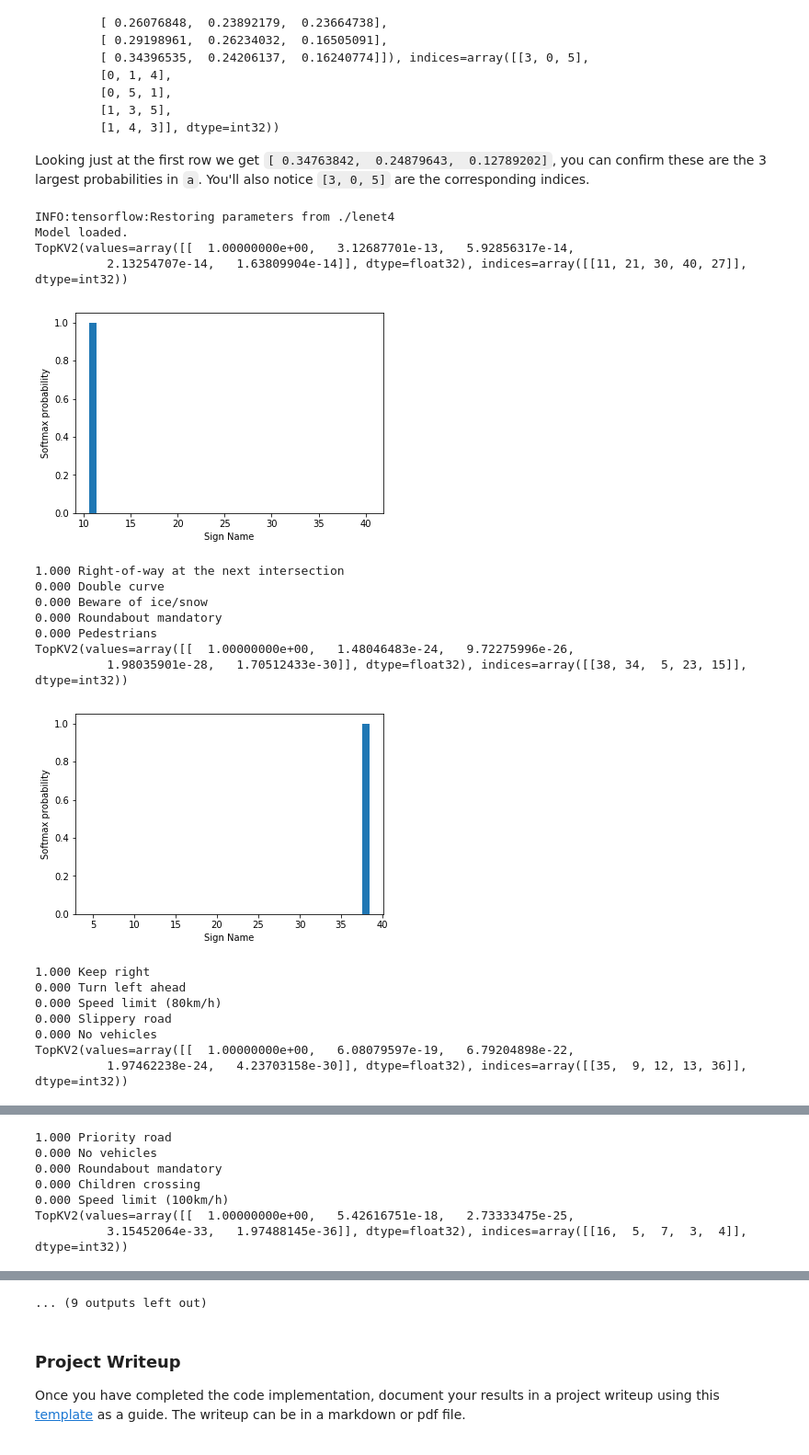
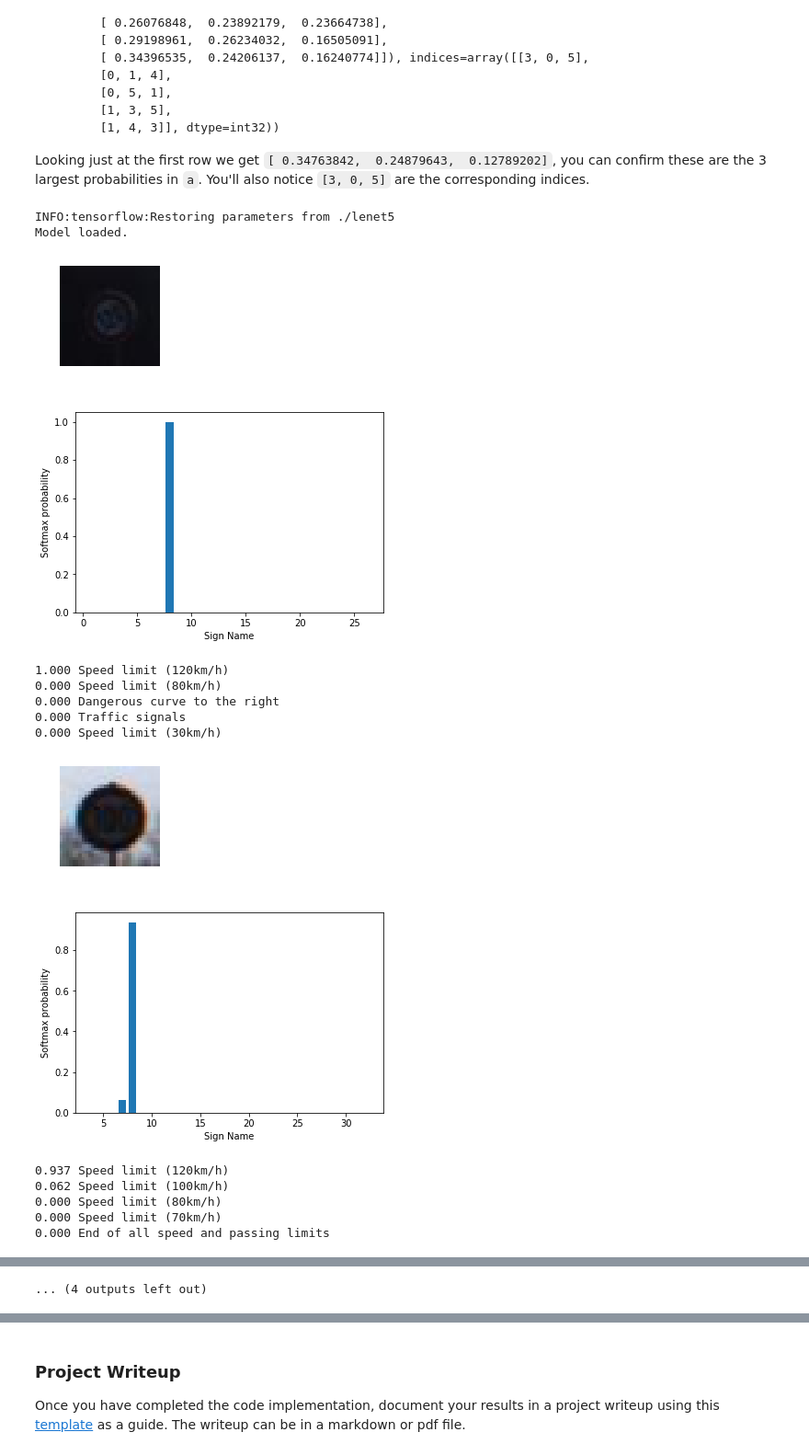
Before and after one commit to ClarenceXu/CarND-Traffic-Sign-Classifier-Project, a Jupyter notebook: Traffic_Sign_Classifier.ipynb, the cells around one changed output, grey strips where cells are left out. Shown at 92% size. Saved outputs shown, nothing was run; the diff lists cells and outputs as text; code cells hidden in the pictures.

```diff
--- a/Traffic_Sign_Classifier.ipynb
+++ b/Traffic_Sign_Classifier.ipynb
@@ -194,11 +194,11 @@ from sklearn.utils import shuffle
 X_trained, y_trained = shuffle(X_trained, y_train)
 
 import tensorflow as tf
-EPOCHS = 30
+EPOCHS = 40
 BATCH_SIZE = 128
 
 def get_train_model_file():
-    return './lenet4'
+    return './lenet5'
 # %% [markdown]
 ### Train, Validate and Test the Model
 # %% [markdown]
@@ -223,35 +223,35 @@ def LeNet(x):
     mu = 0
     sigma = 0.1
 
-    # SOLUTION: Layer 1: Convolutional. Input = 32x32x1. Output = 28x28x32.
-    conv1_W = tf.Variable(tf.truncated_normal(shape=(5, 5, 1, 32), mean=mu, stddev=sigma))
-    conv1_b = tf.Variable(tf.zeros(32))
+    # SOLUTION: Layer 1: Convolutional. Input = 32x32x1. Output = 28x28x12.
+    conv1_W = tf.Variable(tf.truncated_normal(shape=(5, 5, 1, 12), mean=mu, stddev=sigma))
+    conv1_b = tf.Variable(tf.zeros(12))
     conv1 = tf.nn.conv2d(x, conv1_W, strides=[1, 1, 1, 1], padding='VALID') + conv1_b
 
     # SOLUTION: Activation.
     conv1 = tf.nn.relu(conv1)
     tf_activation_1 = tf.identity(conv1)
 
-    # SOLUTION: Pooling. Input = 28x28x32. Output = 14x14x32.
+    # SOLUTION: Pooling. Input = 28x28x12. Output = 14x14x12.
     conv1 = tf.nn.max_pool(conv1, ksize=[1, 2, 2, 1], strides=[1, 2, 2, 1], padding='VALID')
 
-    # SOLUTION: Layer 2: Convolutional. Output = 10x10x64.
-    conv2_W = tf.Variable(tf.truncated_normal(shape=(5, 5, 32, 64), mean=mu, stddev=sigma))
-    conv2_b = tf.Variable(tf.zeros(64))
+    # SOLUTION: Layer 2: Convolutional. Output = 10x10x32.
+    conv2_W = tf.Variable(tf.truncated_normal(shape=(5, 5, 12, 32), mean=mu, stddev=sigma))
+    conv2_b = tf.Variable(tf.zeros(32))
     conv2 = tf.nn.conv2d(conv1, conv2_W, strides=[1, 1, 1, 1], padding='VALID') + conv2_b
 
     # SOLUTION: Activation.
     conv2 = tf.nn.relu(conv2)
     tf_activation_2 = tf.identity(conv2)
 
-    # SOLUTION: Pooling. Input = 10x10x64. Output = 5x5x64.
+    # SOLUTION: Pooling. Input = 10x10x32. Output = 5x5x32.
     conv2 = tf.nn.max_pool(conv2, ksize=[1, 2, 2, 1], strides=[1, 2, 2, 1], padding='VALID')
 
-    # SOLUTION: Flatten. Input = 5x5x64. Output = 1600.
+    # SOLUTION: Flatten. Input = 5x5x32. Output = 800.
     fc0 = flatten(conv2)
 
-    # SOLUTION: Layer 3: Fully Connected. Input = 1600. Output = 120.
-    fc1_W = tf.Variable(tf.truncated_normal(shape=(1600, 120), mean=mu, stddev=sigma))
+    # SOLUTION: Layer 3: Fully Connected. Input = 800. Output = 120.
+    fc1_W = tf.Variable(tf.truncated_normal(shape=(800, 120), mean=mu, stddev=sigma))
     fc1_b = tf.Variable(tf.zeros(120))
     fc1 = tf.matmul(fc0, fc1_W) + fc1_b
 
@@ -396,13 +396,13 @@ import csv
 def convert_ppm2jpg(path):
     data_list = glob.glob(path)
     for file in data_list:
-        im = Image.open(file)
+        im = PIL.Image.open(file)
         im.save(file.replace('.ppm','.jpg'))
 
 
 # How did I collected the 10 images?
 # cp first 10 images from GTSRB_Final_Test_Images.zip to '../data/GTSRB_test_image/'
-# convert_ppm2jpg('../data/GTSRB_test_image/*.ppm')
+#convert_ppm2jpg('../data/test_image/*.ppm')
 # rename manually each image according to the labels in signnames.csv
 
 # 1. read image
@@ -411,7 +411,7 @@ def convert_ppm2jpg(path):
 def load_test_imgset():
     x_test_imgset = []
     y_test_imgset = []
-    for file in glob.glob(('../data/GTSRB_test_image/*.jpg')):
+    for file in glob.glob(('../data/test_image/*.jpg')):
         data = PIL.Image.open(file).resize((32,32), PIL.Image.ANTIALIAS)
         x_test_imgset.append(np.asarray(data))
         # filename: 38.jpg , 38_1.jpg
@@ -568,50 +563,49 @@ def show_top_probabiliy(img, top_num):
 
     sess = tf.get_default_session()
     top = predict(img, tf.nn.top_k(tf.nn.softmax(logits),top_num))
     return top
 
 
 def show_image_top_probabiliy_result(image, label, top_num):
     top = show_top_probabiliy(image, top_num)
-    print(top)
+    plt.figure(figsize=(2,2))
+    plt.imshow(image)
+    plt.axis('off')
+    plt.show()
 
     plt.bar(top.indices[0], top.values[0])
     plt.xlabel("Sign Name")
     plt.ylabel('Softmax probability')
     plt.show()
     for (value,id) in zip(top.values[0], top.indices[0]):
         print("{0:.3f} {1}".format(value, get_signname(id)))
 
 
 def show_all_images_top_probabiliy(top_num):
     with tf.Session() as sess:
         saver = tf.train.Saver()
         saver.restore(sess, get_train_model_file())
         print("Model loaded.")
 
         for (image, label) in zip(x_test_imgset, y_test_imgset):
             show_image_top_probabiliy_result(image, label, top_num)
 
 
 show_all_images_top_probabiliy(5)
 # %% [output]
-INFO:tensorflow:Restoring parameters from ./lenet4
+INFO:tensorflow:Restoring parameters from ./lenet5
 Model loaded.
-TopKV2(values=array([[  1.00000000e+00,   3.12687701e-13,   5.92856317e-14,
-          2.13254707e-14,   1.63809904e-14]], dtype=float32), indices=array([[11, 21, 30, 40, 27]], dtype=int32))
-[figure, old version]
+[figure, new version]
+[figure, new version]
-1.000 Right-of-way at the next intersection
-0.000 Double curve
-0.000 Beware of ice/snow
-0.000 Roundabout mandatory
-0.000 Pedestrians
-TopKV2(values=array([[  1.00000000e+00,   1.48046483e-24,   9.72275996e-26,
-          1.98035901e-28,   1.70512433e-30]], dtype=float32), indices=array([[38, 34,  5, 23, 15]], dtype=int32))
+1.000 Speed limit (120km/h)
+0.000 Speed limit (80km/h)
+0.000 Dangerous curve to the right
+0.000 Traffic signals
+0.000 Speed limit (30km/h)
-[figure, old version]
+[figure, new version]
+[figure, new version]
-1.000 Keep right
-0.000 Turn left ahead
+0.937 Speed limit (120km/h)
+0.062 Speed limit (100km/h)
 0.000 Speed limit (80km/h)
-0.000 Slippery road
-0.000 No vehicles
-TopKV2(values=array([[  1.00000000e+00,   6.08079597e-19,   6.79204898e-22,
-          1.97462238e-24,   4.23703158e-30]], dtype=float32), indices=array([[35,  9, 12, 13, 36]], dtype=int32))
+0.000 Speed limit (70km/h)
+0.000 End of all speed and passing limits
@@ -627,7 +621 @@ TopKV2(values=array([[  1.00000000e+00,   1.37894160e-14,   3.71805402e-18,
-1.000 Priority road
-0.000 No vehicles
-0.000 Roundabout mandatory
-0.000 Children crossing
-0.000 Speed limit (100km/h)
-TopKV2(values=array([[  1.00000000e+00,   5.42616751e-18,   2.73333475e-25,
-          3.15452064e-33,   1.97488145e-36]], dtype=float32), indices=array([[16,  5,  7,  3,  4]], dtype=int32))
+... (4 outputs left out)
@@ -643,4 +622,3 @@ TopKV2(values=array([[  1.00000000e+00,   2.06455361e-16,   1.91475411e-23,
-... (9 outputs left out)
 # %% [markdown]
 ### Project Writeup
 
```
Also changed, not shown: parts of 7 cells of this notebook.
